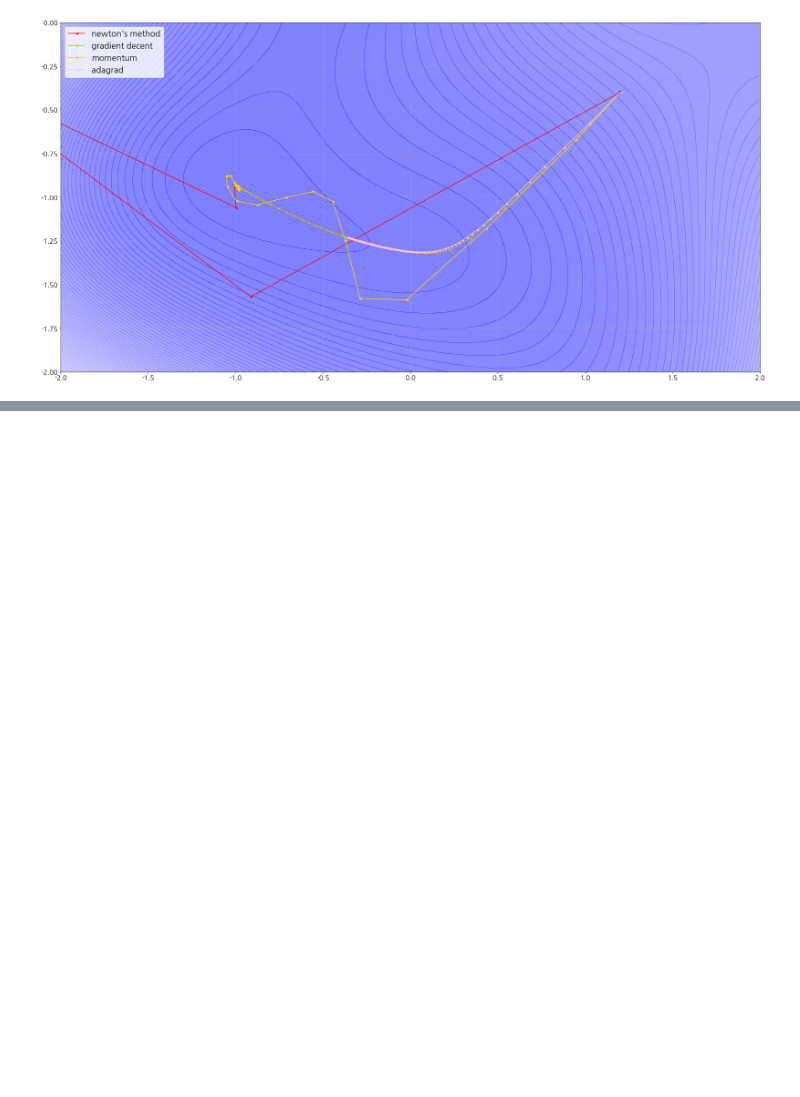
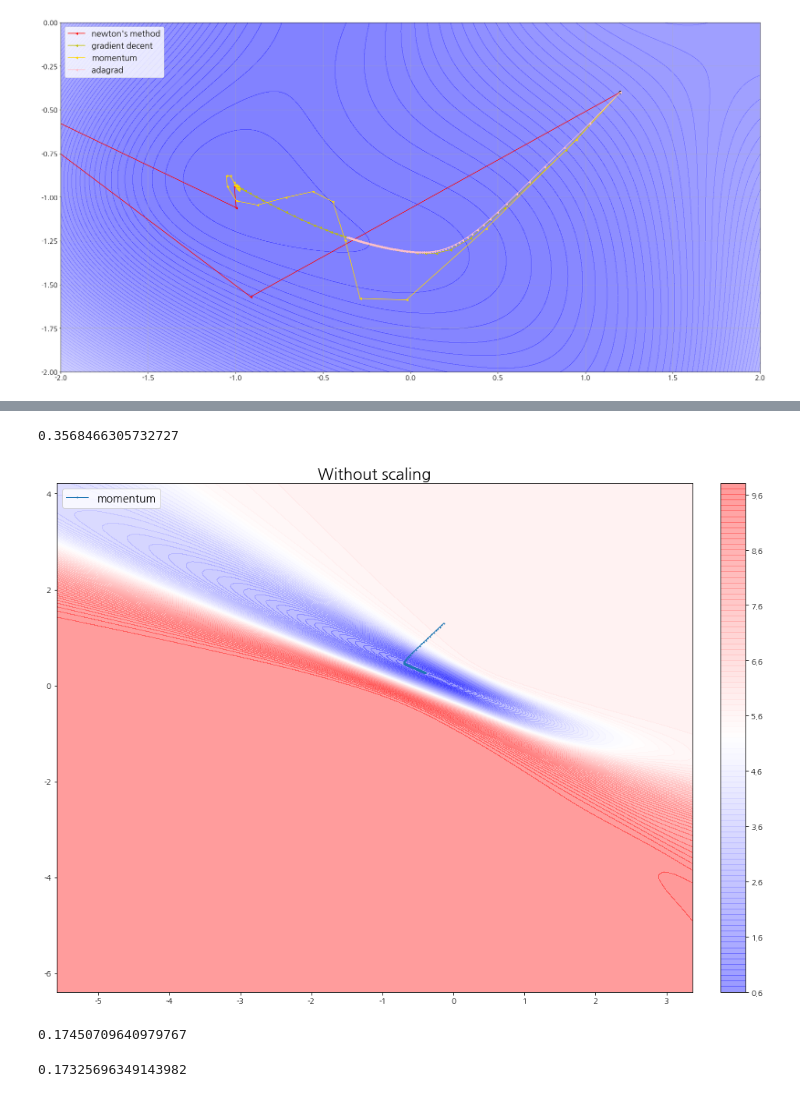
Before and after one commit to ywkim92/Paper-implementation, a Jupyter notebook: neural_network/Optimization.ipynb, the cells around one changed output, grey strips where cells are left out. Drawn from its saved outputs; the diff is of its cells as text; code cells hidden in the pictures; blank space fills up the shorter version.

Commit message:
test: Add an example to visualize optimizers

```diff
--- a/neural_network/Optimization.ipynb
+++ b/neural_network/Optimization.ipynb
@@ -175,0 +299,45 @@ plt.show()
+# %%
+num_linspace = .02
+ll = [np.arange(uni.min(axis=0)[col] -2. , uni.max(axis=0)[col] +.1 ,num_linspace) for col in range(X_train.shape[1]) ]
+# %%
+xx, yy = np.meshgrid(*ll)
+# %%
+predict = X_train.dot(np.c_[xx.ravel(), yy.ravel(),].T)
+predict = sigmoid(predict)
+bce = BinaryCrossentropy()
+y_train_reshape = (y_train).reshape(-1,1)
+Z = np.array([bce(y_train_reshape, predict[:, i:i+1]) for i in tqdm(range(predict.shape[1]))])
+# %%
+Z = Z.reshape(xx.shape)
+# %%
+history.history['loss'][-1]
+# %% [output]
+0.3568466305732727
+# %%
+# cm = plt.cm.RdBu_r
+fig, ax = plt.subplots(1,1, figsize = (16,12))
+# ax.set_aspect(1)
+# ax.axline((.0, .0), (pca.transform(pca.components_)[0,0], pca.transform(pca.components_)[0,1]), c='k', label='1st component')
+# ax.axline((.0, .0), (pca.transform(pca.components_)[1,0], pca.transform(pca.components_)[1,1]), c='navy', label='2nd component')
+ctf = plt.contourf(xx, yy, Z, cmap=plt.cm.bwr, alpha=.4, levels=100)
+plt.colorbar(ctf,  format='%.1f',fraction=0.046, pad=0.04)
+# plt.plot(pathes[0][:,0], pathes[0][:,1], linewidth=1, marker='o', markersize=1, label = 'momentum')
+# # plt.plot(pathes[1][:,0], pathes[1][:,1], linewidth=1, marker='o', markersize=1)
+# plt.plot(pathes[2][:,0], pathes[2][:,1], linewidth=1, marker='o', markersize=1, label='SGD')
+# plt.plot(pathes[3][:,0], pathes[3][:,1], linewidth=1, marker='o', markersize=1, label='Adam')
+plt.plot(pathes[-1][:,0], pathes[-1][:,1], linewidth=1, marker='o', markersize=1, label='momentum')
+
+plt.legend(fontsize=14, loc='upper left')
+plt.title('Without scaling', fontsize=20, )
+# plt.plot(path[:,0], path[:,1], linewidth=1, marker='o', markersize=1)
+plt.show()
+# %% [output]
+[figure, added]
+# %%
+history.history['loss'][-1]
+# %% [output]
+0.17450709640979767
+# %%
+Z.min()
+# %% [output]
+0.17325696349143982
```
Also changed, not shown: parts of 22 cells of this notebook.
